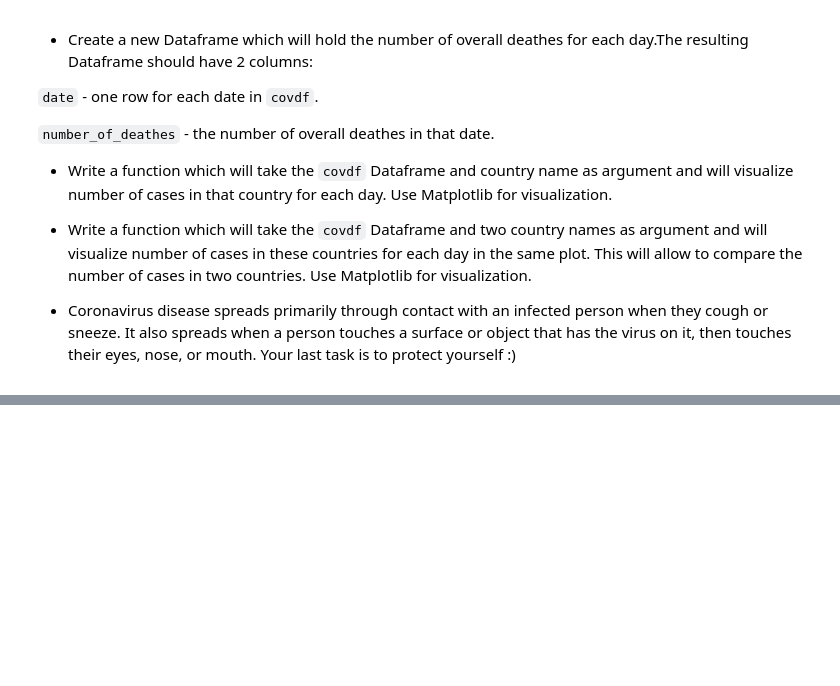
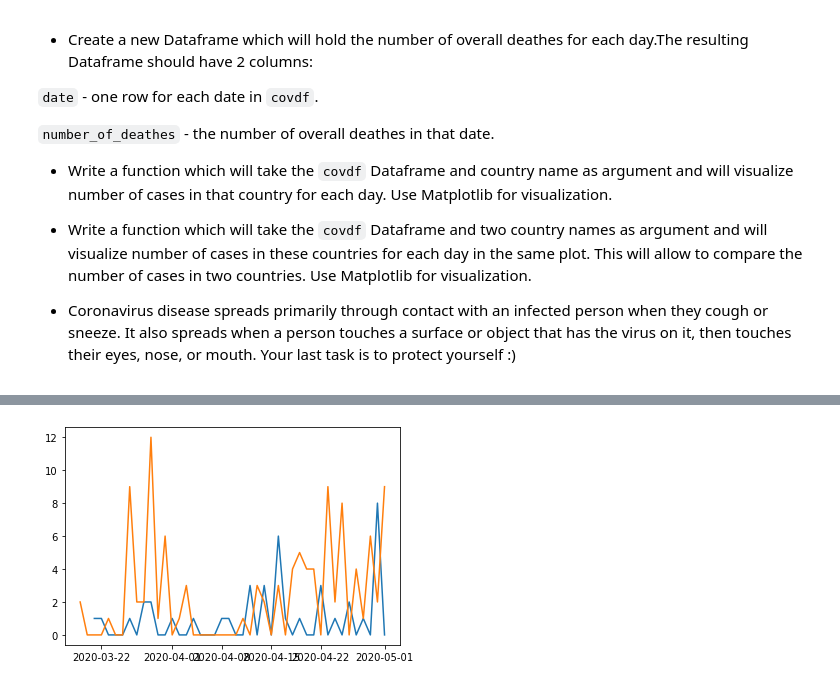
Before and after one commit to DavudSafarli/multimedia, a Jupyter notebook: Data Preprocessing - Project (COVID19).ipynb, the cells around one changed output, grey strips where cells are left out. Cells and saved outputs as stored; diff of their text form; code cells hidden in the pictures; blank space fills up the shorter version.

```diff
--- a/Data Preprocessing - Project (COVID19).ipynb
+++ b/Data Preprocessing - Project (COVID19).ipynb
@@ -59,0 +155,19 @@ Coronavirus (COVID-19) is an infectious disease caused by a new virus, which cau
+# %%
+# Write a function which will take the covdf Dataframe and two country names as argument
+# and will visualize number of cases in these countries for each day in the same plot.
+# This will allow to compare the number of cases in two countries. Use Matplotlib for visualization.
+
+import matplotlib.pyplot as plt
+import mplcursors
+
+def visualizeCasesFor2Country(df, c1, c2):
+    df1 = df.loc[df["countriesAndTerritories"] == c1][["dateRep", "cases"]]
+    df2 = df.loc[df["countriesAndTerritories"] == c2][["dateRep", "cases"]]
+    mplcursors.cursor(hover=True) # couldn't make it work
+    plt.plot(df1["dateRep"], df1["cases"], label='line 1')
+    plt.plot(df2["dateRep"], df2["cases"], label='line 2')
+    plt.show()
+# %%
+visualizeCasesFor2Country(covdf, "Zimbabwe", "Zambia")
+# %% [output]
+[figure, added]
```
Also changed, not shown: parts of 9 cells of this notebook, 1 other file.
